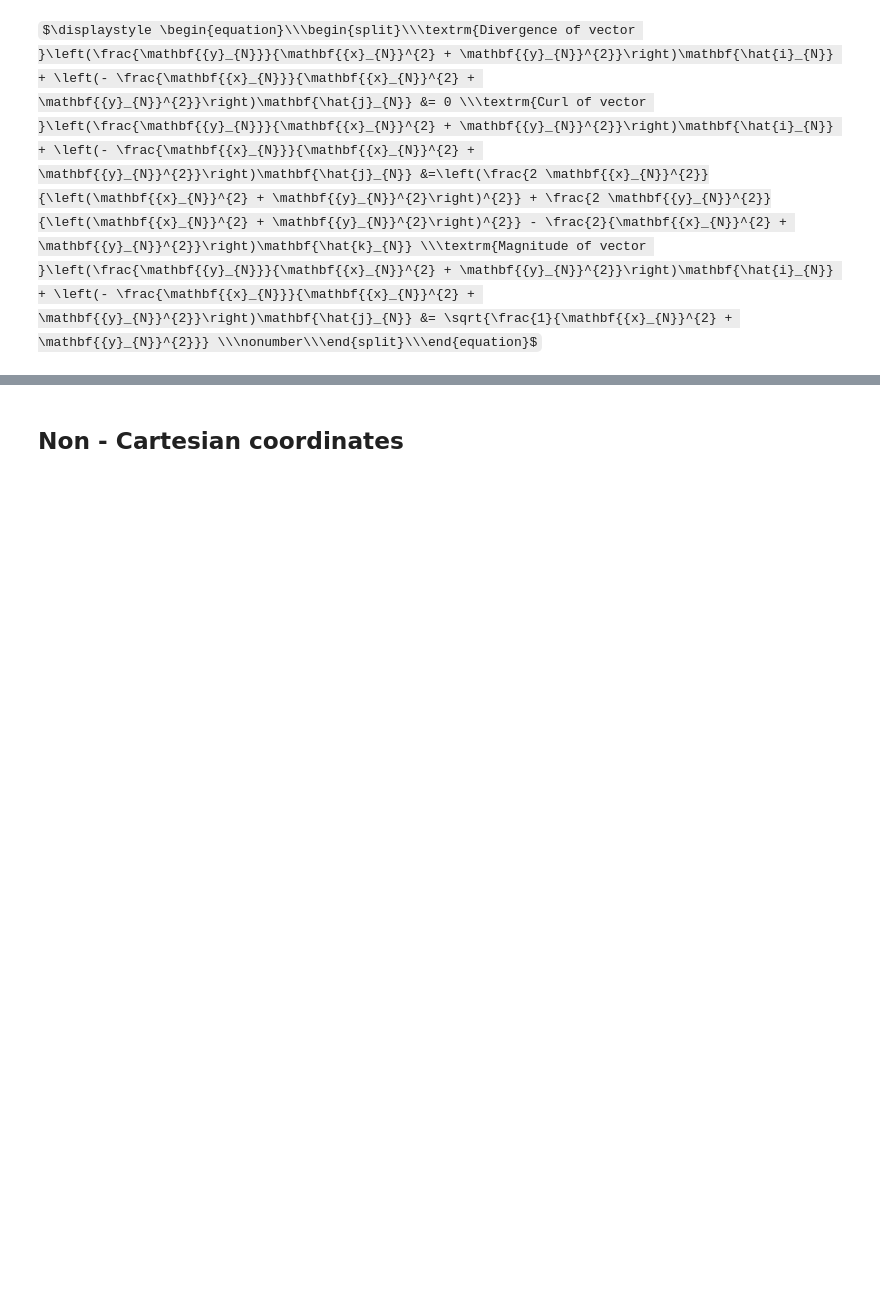
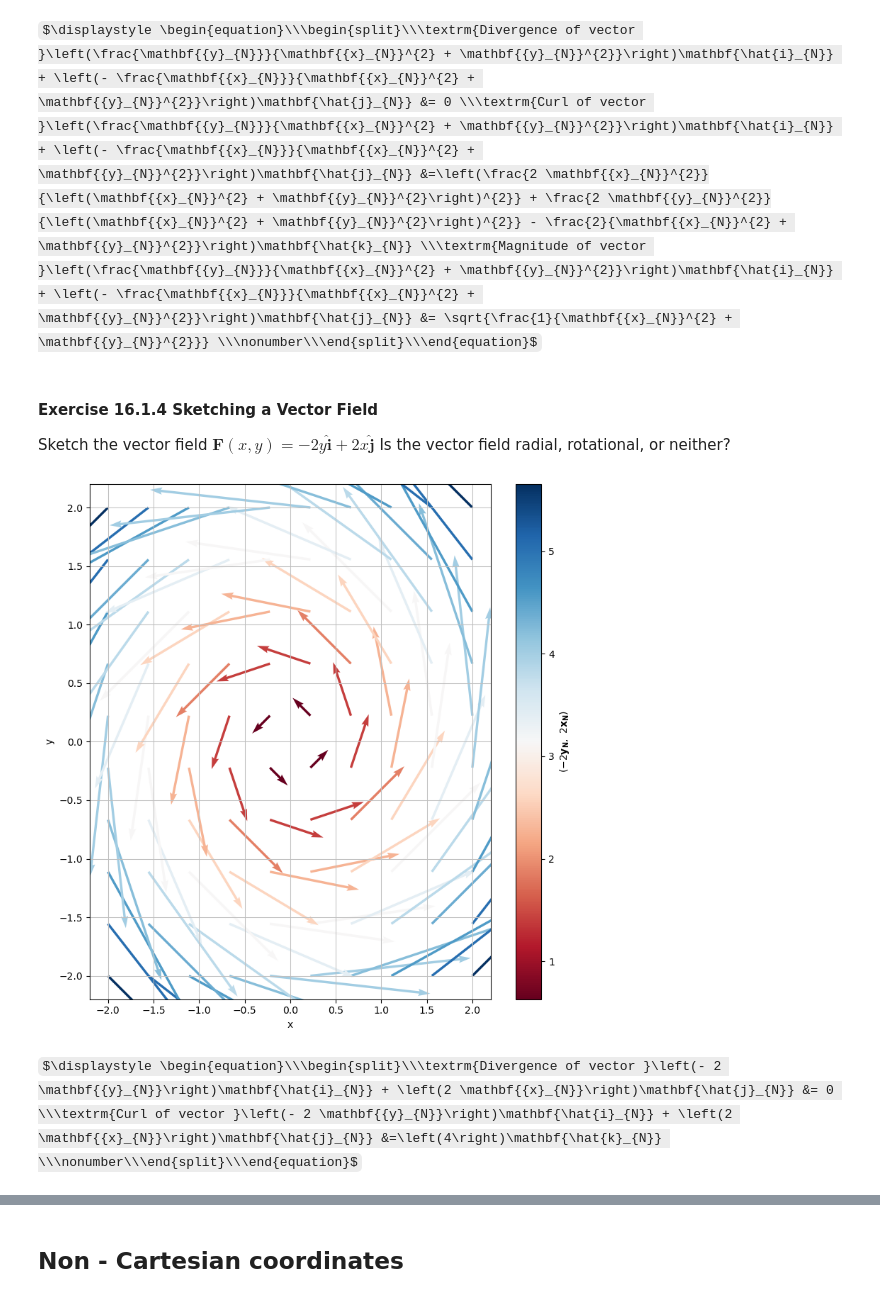
Before and after one commit to JonnyRed/Vectors-and-Tensors, a Jupyter notebook: Section-2-Vector-Operations.ipynb, the cells around one changed output, grey strips where cells are left out. Cells and saved outputs as stored; diff of their text form; code cells hidden in the pictures; some formulas as TeX source; blank space fills up the shorter version.

```diff
--- a/Section-2-Vector-Operations.ipynb
+++ b/Section-2-Vector-Operations.ipynb
@@ -537,3 +537,43 @@ print_aligned_latex_equations(*text_div_curl)
 # %% [output]
 [figure]
 $\displaystyle \begin{equation}\\\begin{split}\\\textrm{Divergence of vector }\left(\frac{\mathbf{{y}_{N}}}{\mathbf{{x}_{N}}^{2} + \mathbf{{y}_{N}}^{2}}\right)\mathbf{\hat{i}_{N}} + \left(- \frac{\mathbf{{x}_{N}}}{\mathbf{{x}_{N}}^{2} + \mathbf{{y}_{N}}^{2}}\right)\mathbf{\hat{j}_{N}} &= 0 \\\textrm{Curl of vector }\left(\frac{\mathbf{{y}_{N}}}{\mathbf{{x}_{N}}^{2} + \mathbf{{y}_{N}}^{2}}\right)\mathbf{\hat{i}_{N}} + \left(- \frac{\mathbf{{x}_{N}}}{\mathbf{{x}_{N}}^{2} + \mathbf{{y}_{N}}^{2}}\right)\mathbf{\hat{j}_{N}} &=\left(\frac{2 \mathbf{{x}_{N}}^{2}}{\left(\mathbf{{x}_{N}}^{2} + \mathbf{{y}_{N}}^{2}\right)^{2}} + \frac{2 \mathbf{{y}_{N}}^{2}}{\left(\mathbf{{x}_{N}}^{2} + \mathbf{{y}_{N}}^{2}\right)^{2}} - \frac{2}{\mathbf{{x}_{N}}^{2} + \mathbf{{y}_{N}}^{2}}\right)\mathbf{\hat{k}_{N}} \\\textrm{Magnitude of vector }\left(\frac{\mathbf{{y}_{N}}}{\mathbf{{x}_{N}}^{2} + \mathbf{{y}_{N}}^{2}}\right)\mathbf{\hat{i}_{N}} + \left(- \frac{\mathbf{{x}_{N}}}{\mathbf{{x}_{N}}^{2} + \mathbf{{y}_{N}}^{2}}\right)\mathbf{\hat{j}_{N}} &= \sqrt{\frac{1}{\mathbf{{x}_{N}}^{2} + \mathbf{{y}_{N}}^{2}}} \\\nonumber\\\end{split}\\\end{equation}$
+# %% [markdown]
+#### Exercise 16.1.4 Sketching a  Vector Field
+
+Sketch the vector field $\mathbf{F} (x,y) =
+    {-2 y}\hat{\mathbf i} + {2 x}\hat{\mathbf j}$ Is the vector field radial,
+rotational, or neither?
+# %%
+N = sv.CoordSys3D("N")
+vec_F = (-2 * N.y) * N.i + (2 * N.x) * N.j
+
+spb.graphics(
+    spb.vector_field_2d(
+        vec_F.dot(N.i),
+        vec_F.dot(N.j),
+        (N.x, -2, +2),
+        (N.y, -2, +2),
+        quiver_kw={"cmap": "RdBu", "scale": 10, "headwidth": 3},
+        scalar=False,
+        normalize=False,
+        n=10,
+    ),
+    size=(8, 8),
+    xlabel="x",
+    ylabel="y",
+    backend=spb.MB,
+)
+
+text_div_curl = [
+    r"\textrm{Divergence of vector }"
+    rf"{sp.latex(vec_F)} &= "
+    rf"{sp.latex(sv.divergence(vec_F))} ",
+    r"\textrm{Curl of vector }"
+    rf"{sp.latex(vec_F)} &="
+    rf"{sp.latex(sv.curl(vec_F))} ",
+]
+
+print_aligned_latex_equations(*text_div_curl)
+# %% [output]
+[figure, added]
+$\displaystyle \begin{equation}\\\begin{split}\\\textrm{Divergence of vector }\left(- 2 \mathbf{{y}_{N}}\right)\mathbf{\hat{i}_{N}} + \left(2 \mathbf{{x}_{N}}\right)\mathbf{\hat{j}_{N}} &= 0 \\\textrm{Curl of vector }\left(- 2 \mathbf{{y}_{N}}\right)\mathbf{\hat{i}_{N}} + \left(2 \mathbf{{x}_{N}}\right)\mathbf{\hat{j}_{N}} &=\left(4\right)\mathbf{\hat{k}_{N}} \\\nonumber\\\end{split}\\\end{equation}$
```
Also changed, not shown: parts of 7 cells of this notebook, 1 other file.
